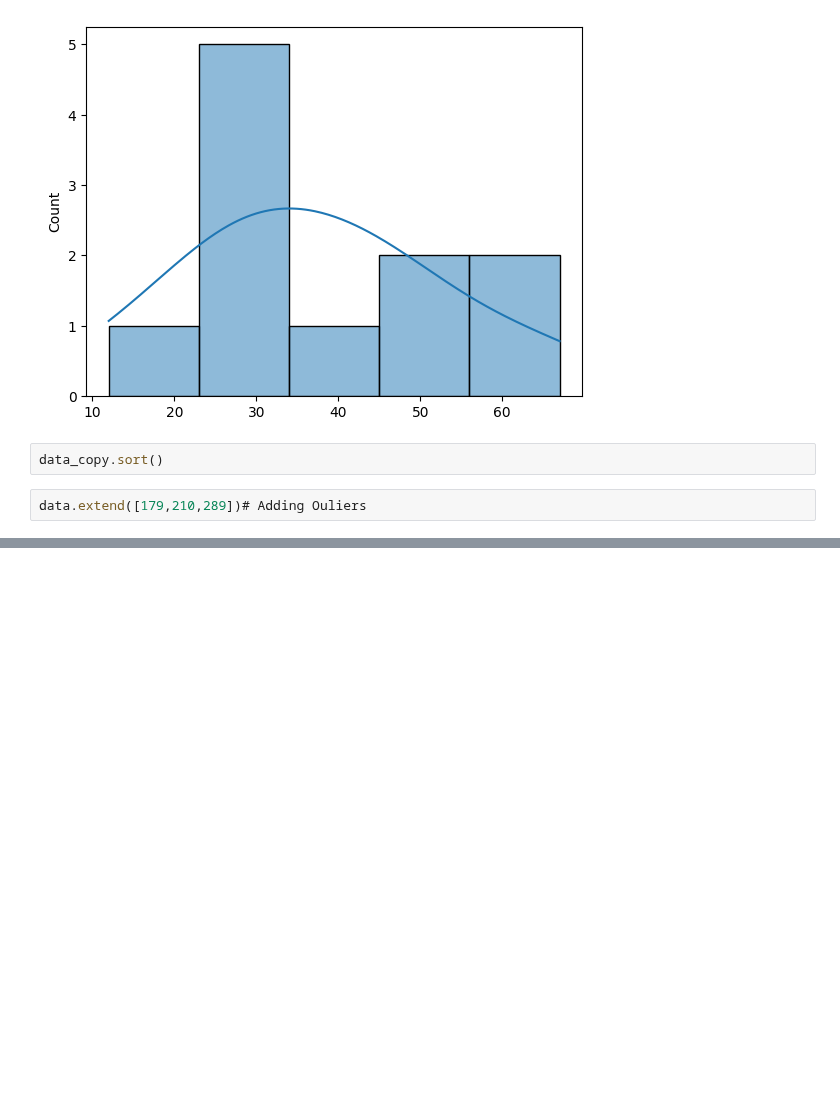
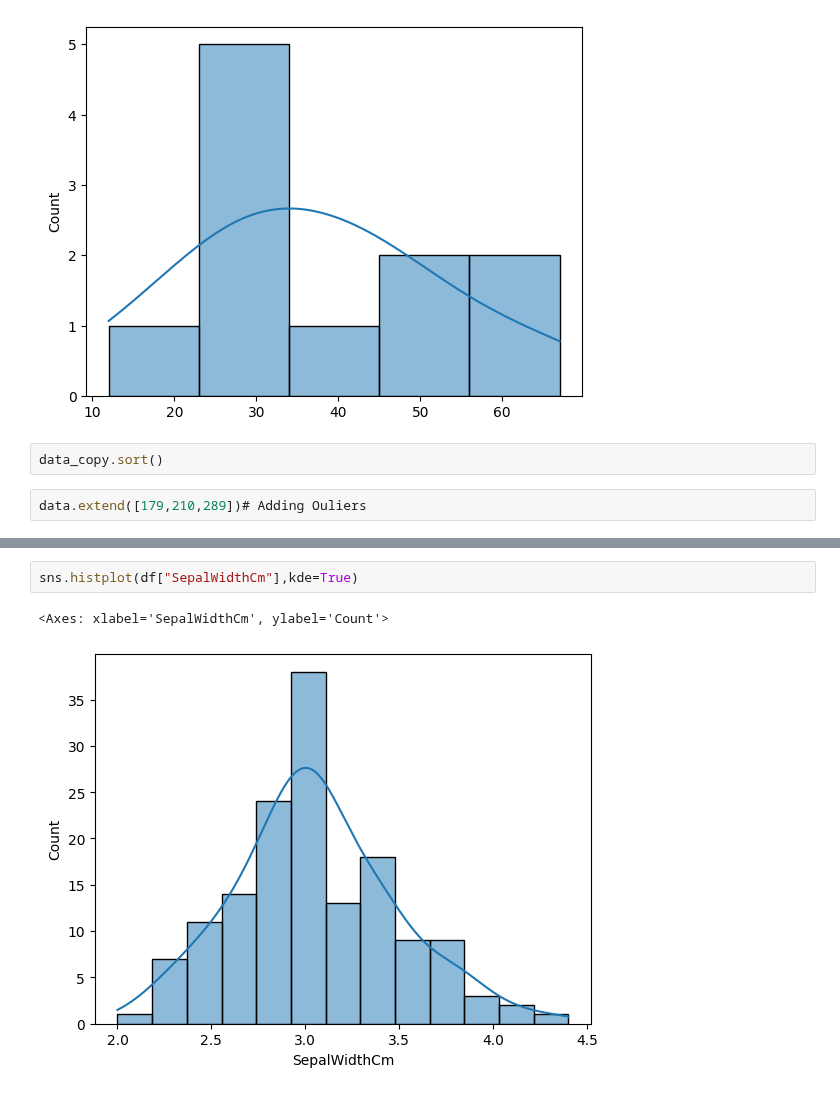
Before and after one commit to FairozAhmadSheikh/ML_bootcamp, a Jupyter notebook: Statistics_Implementation/4_Distribution_Of_Data.ipynb, the cells around one changed output, grey strips where cells are left out. Drawn from its saved outputs; the diff is of its cells as text; blank space fills up the shorter version.

```diff
--- a/Statistics_Implementation/4_Distribution_Of_Data.ipynb
+++ b/Statistics_Implementation/4_Distribution_Of_Data.ipynb
@@ -27,0 +68,5 @@ sns.histplot(data_copy,kde=True)
+# %%
+sns.histplot(df["SepalWidthCm"],kde=True)
+# %% [output]
+<Axes: xlabel='SepalWidthCm', ylabel='Count'>
+[figure, added]
```
Also changed, not shown: parts of 10 cells of this notebook, 2 other files.
